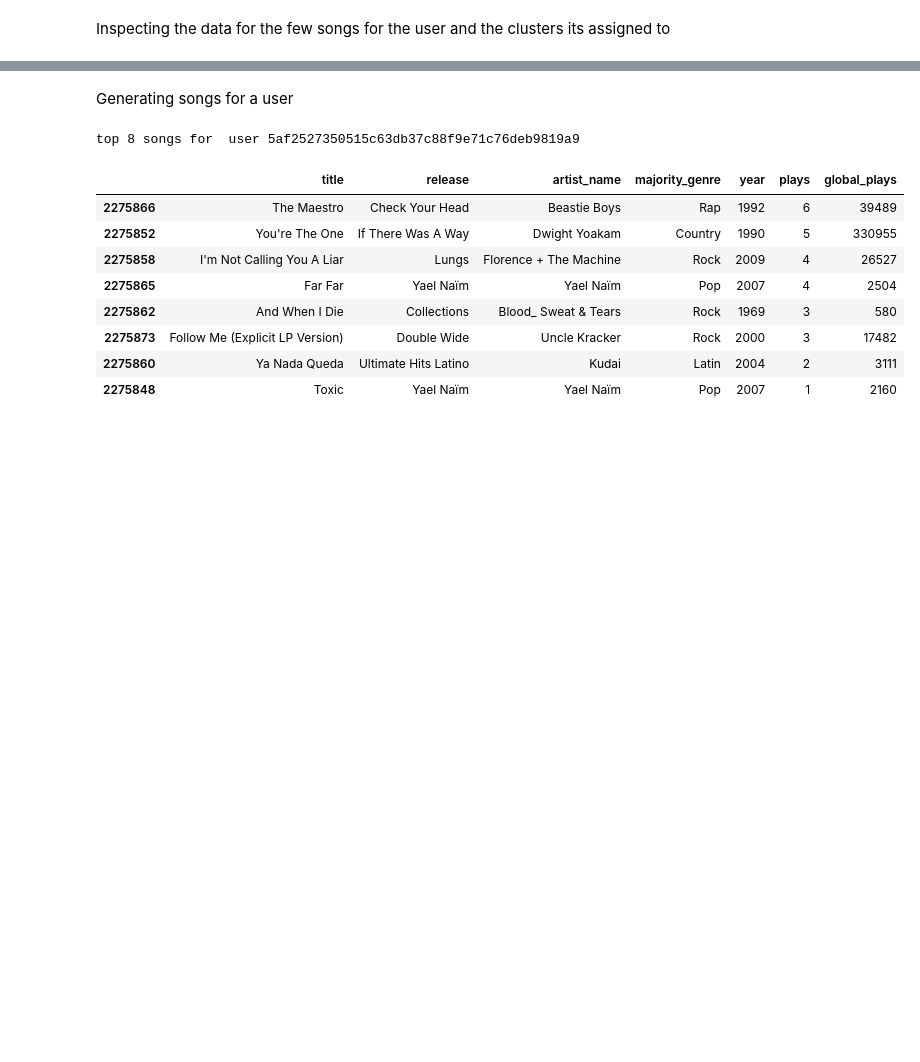
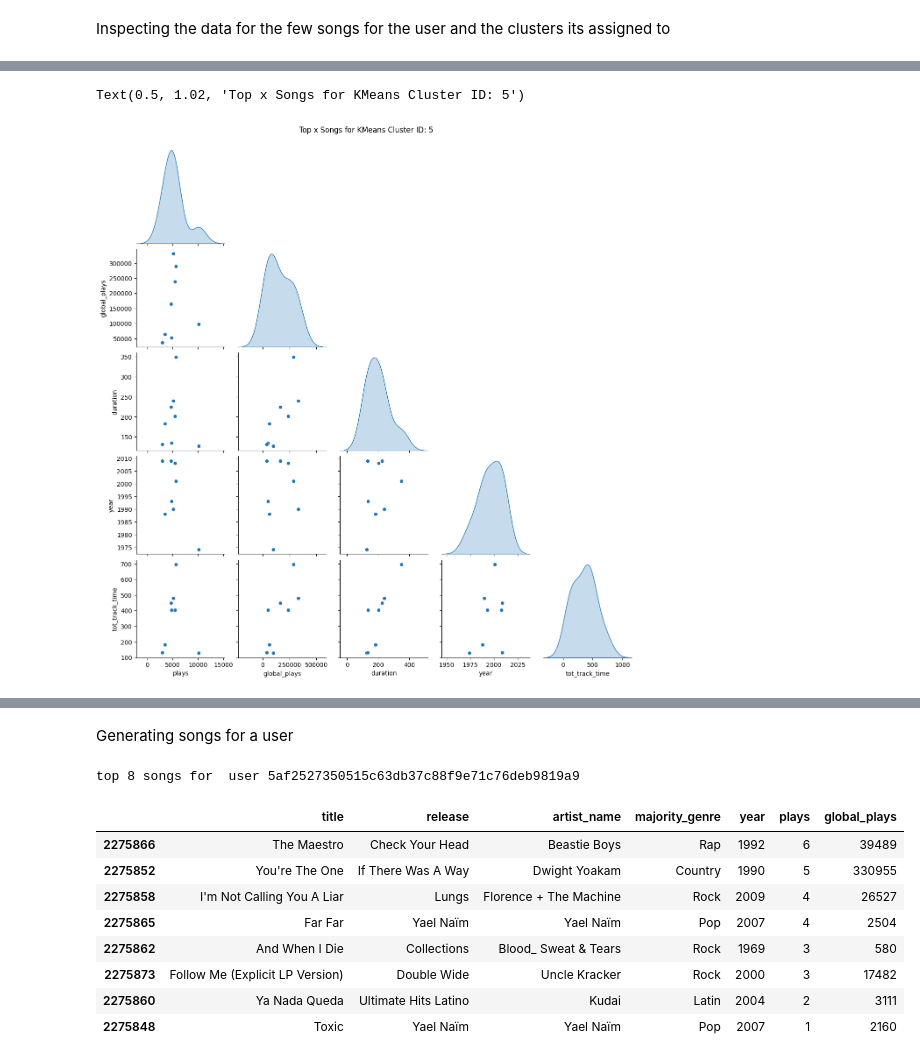
Before and after one commit to DirtyChay/music-recommender, a Jupyter notebook: 4. DSE 220 Milestone 4 Song Recommendation.ipynb, the cells around one changed output, grey strips where cells are left out. Saved outputs shown, nothing was run; the diff lists cells and outputs as text; code cells hidden in the pictures; blank space fills up the shorter version.

```diff
--- a/4. DSE 220 Milestone 4 Song Recommendation.ipynb
+++ b/4. DSE 220 Milestone 4 Song Recommendation.ipynb
@@ -170,0 +185,6 @@ sns.pairplot(hdb_df)
+# %%
+sns.pairplot(km_df.drop(columns='kmeans_cluster'), corner=True, diag_kind='kde')
+plt.suptitle(f'Top x Songs for KMeans Cluster ID: {km_cid}', y=1.02)
+# %% [output]
+Text(0.5, 1.02, 'Top x Songs for KMeans Cluster ID: 5')
+[figure, added]
```
Also changed, not shown: parts of 16 cells of this notebook.
